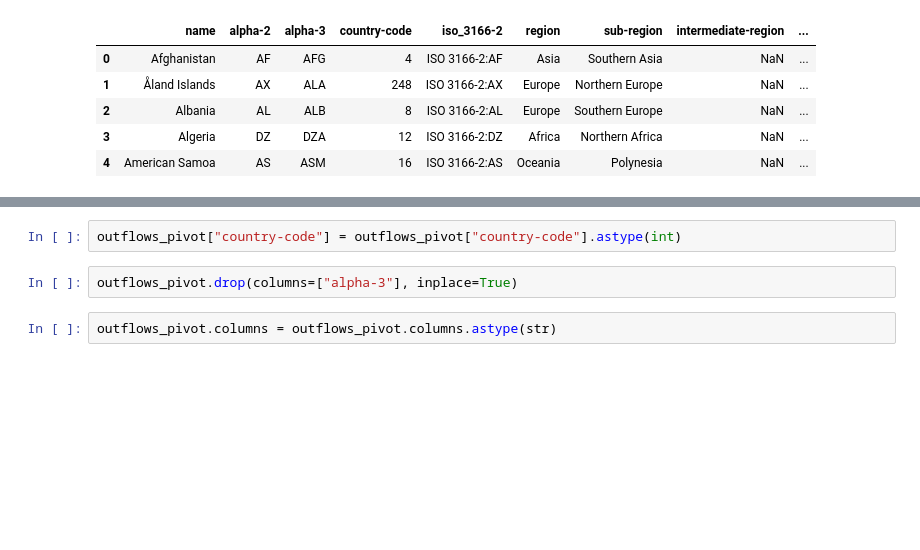
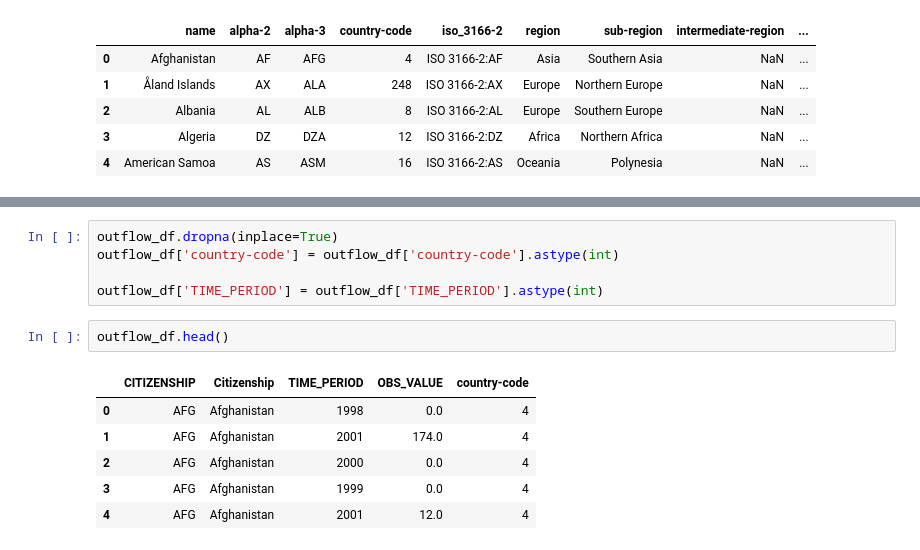
Before and after one commit to aylingunal/CSE548DataViz, a Jupyter notebook: visualisations.ipynb, the cells around one changed output, grey strips where cells are left out. Saved outputs shown, nothing was run; the diff lists cells and outputs as text; blank space fills up the shorter version.

```diff
--- a/visualisations.ipynb
+++ b/visualisations.ipynb
@@ -157,6 +127,14 @@ outflows_pivot.sample(5)
 # %%
-outflows_pivot["country-code"] = outflows_pivot["country-code"].astype(int)
+outflow_df.dropna(inplace=True)
+outflow_df['country-code'] = outflow_df['country-code'].astype(int)
+
+outflow_df['TIME_PERIOD'] = outflow_df['TIME_PERIOD'].astype(int)
-# %%
-outflows_pivot.drop(columns=["alpha-3"], inplace=True)
-# %%
-outflows_pivot.columns = outflows_pivot.columns.astype(str)
+# %%
+outflow_df.head()
+# %% [output]
+|  | CITIZENSHIP | Citizenship | TIME_PERIOD | OBS_VALUE | country-code |
+| 0 | AFG | Afghanistan | 1998 | 0.0 | 4 |
+| 1 | AFG | Afghanistan | 2001 | 174.0 | 4 |
+| 2 | AFG | Afghanistan | 2000 | 0.0 | 4 |
+| 3 | AFG | Afghanistan | 1999 | 0.0 | 4 |
+| 4 | AFG | Afghanistan | 2001 | 12.0 | 4 |
```
Also changed, not shown: parts of 31 cells of this notebook, 5 other files.
